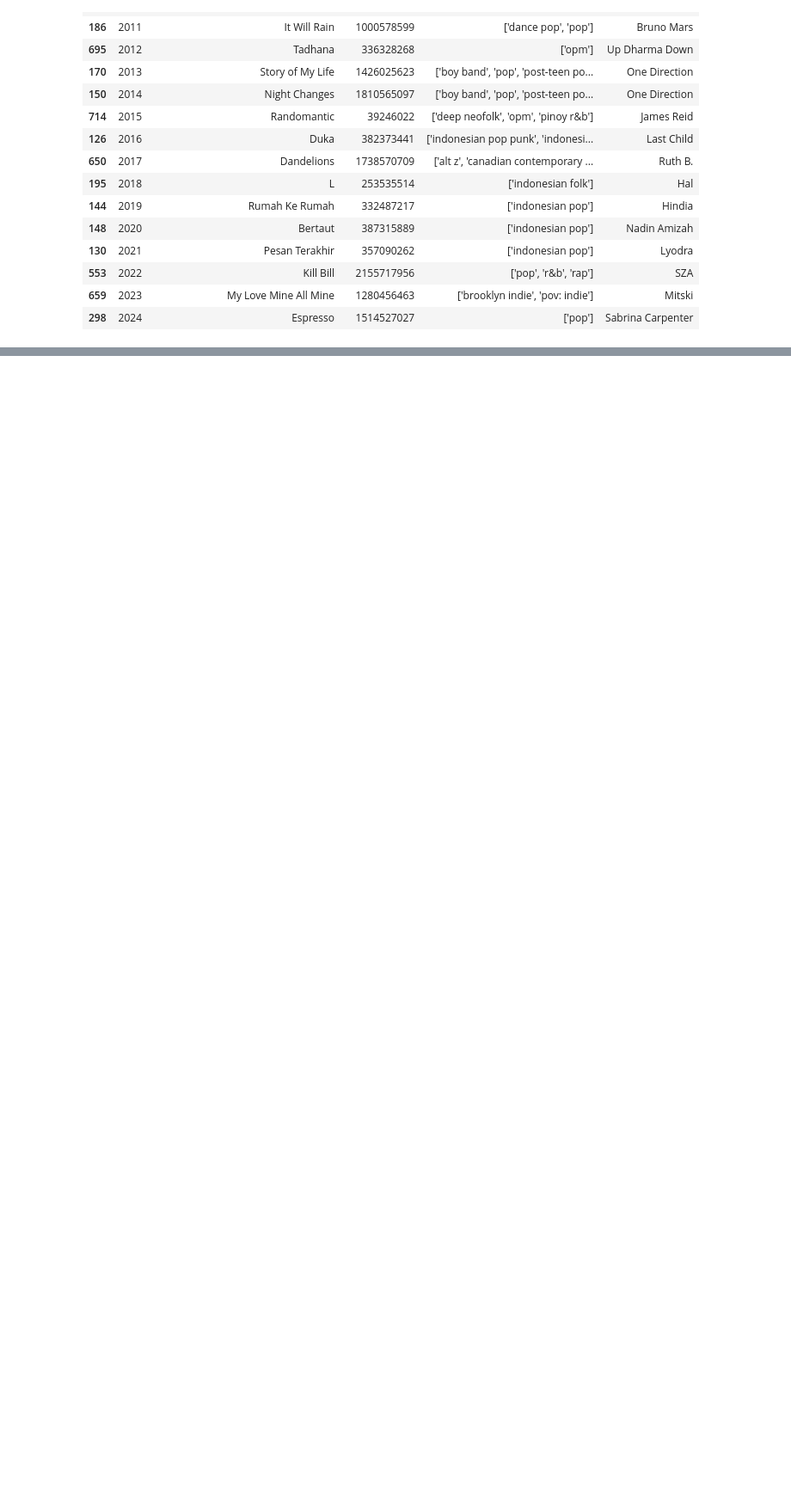
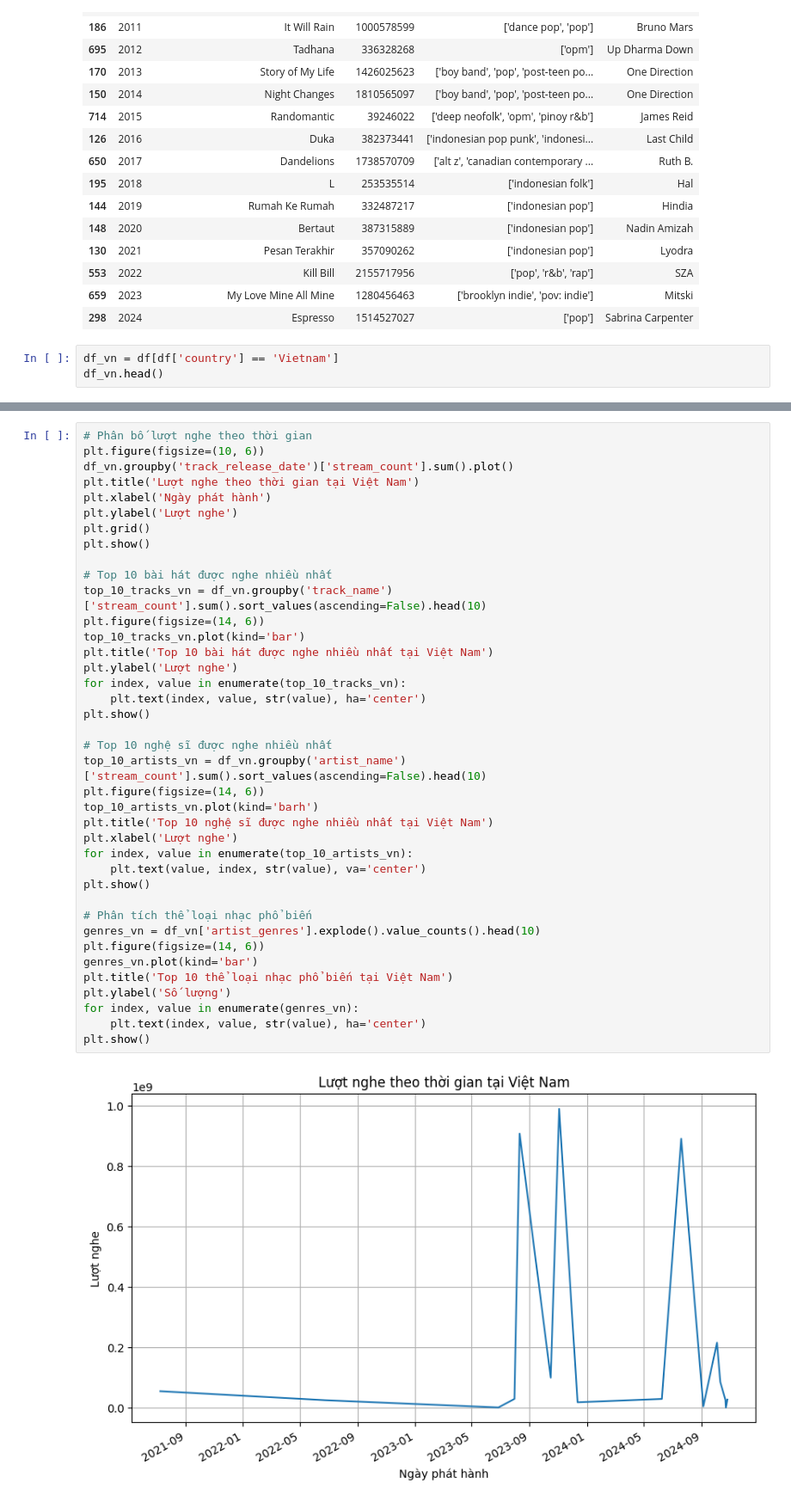
Before and after one commit to IntingRecently/UDPTDLTM, a Jupyter notebook: Data_Analysis.ipynb, the cells around one changed output, grey strips where cells are left out. Shown: that part at 86% size. Cells and saved outputs as stored; diff of their text form; blank space fills up the shorter version.

```diff
--- a/Data_Analysis.ipynb
+++ b/Data_Analysis.ipynb
@@ -506,3 +506,6 @@ top_song_per_year
 | 553 | 2022 | Kill Bill | 2155717956 | ['pop', 'r&b', 'rap'] | SZA |
 | 659 | 2023 | My Love Mine All Mine | 1280456463 | ['brooklyn indie', 'pov: indie'] | Mitski |
 | 298 | 2024 | Espresso | 1514527027 | ['pop'] | Sabrina Carpenter |
+# %%
+df_vn = df[df['country'] == 'Vietnam']
+df_vn.head()
@@ -508,0 +519,41 @@ top_song_per_year
+# %%
+# Phân bố lượt nghe theo thời gian
+plt.figure(figsize=(10, 6))
+df_vn.groupby('track_release_date')['stream_count'].sum().plot()
+plt.title('Lượt nghe theo thời gian tại Việt Nam')
+plt.xlabel('Ngày phát hành')
+plt.ylabel('Lượt nghe')
+plt.grid()
+plt.show()
+
+# Top 10 bài hát được nghe nhiều nhất
+top_10_tracks_vn = df_vn.groupby('track_name')['stream_count'].sum().sort_values(ascending=False).head(10)
+plt.figure(figsize=(14, 6))
+top_10_tracks_vn.plot(kind='bar')
+plt.title('Top 10 bài hát được nghe nhiều nhất tại Việt Nam')
+plt.ylabel('Lượt nghe')
+for index, value in enumerate(top_10_tracks_vn):
+    plt.text(index, value, str(value), ha='center')
+plt.show()
+
+# Top 10 nghệ sĩ được nghe nhiều nhất
+top_10_artists_vn = df_vn.groupby('artist_name')['stream_count'].sum().sort_values(ascending=False).head(10)
+plt.figure(figsize=(14, 6))
+top_10_artists_vn.plot(kind='barh')
+plt.title('Top 10 nghệ sĩ được nghe nhiều nhất tại Việt Nam')
+plt.xlabel('Lượt nghe')
+for index, value in enumerate(top_10_artists_vn):
+    plt.text(value, index, str(value), va='center')
+plt.show()
+
+# Phân tích thể loại nhạc phổ biến
+genres_vn = df_vn['artist_genres'].explode().value_counts().head(10)
+plt.figure(figsize=(14, 6))
+genres_vn.plot(kind='bar')
+plt.title('Top 10 thể loại nhạc phổ biến tại Việt Nam')
+plt.ylabel('Số lượng')
+for index, value in enumerate(genres_vn):
+    plt.text(index, value, str(value), ha='center')
+plt.show()
+# %% [output]
+[figure, added]
```
Also changed, not shown: parts of 2 cells of this notebook.
